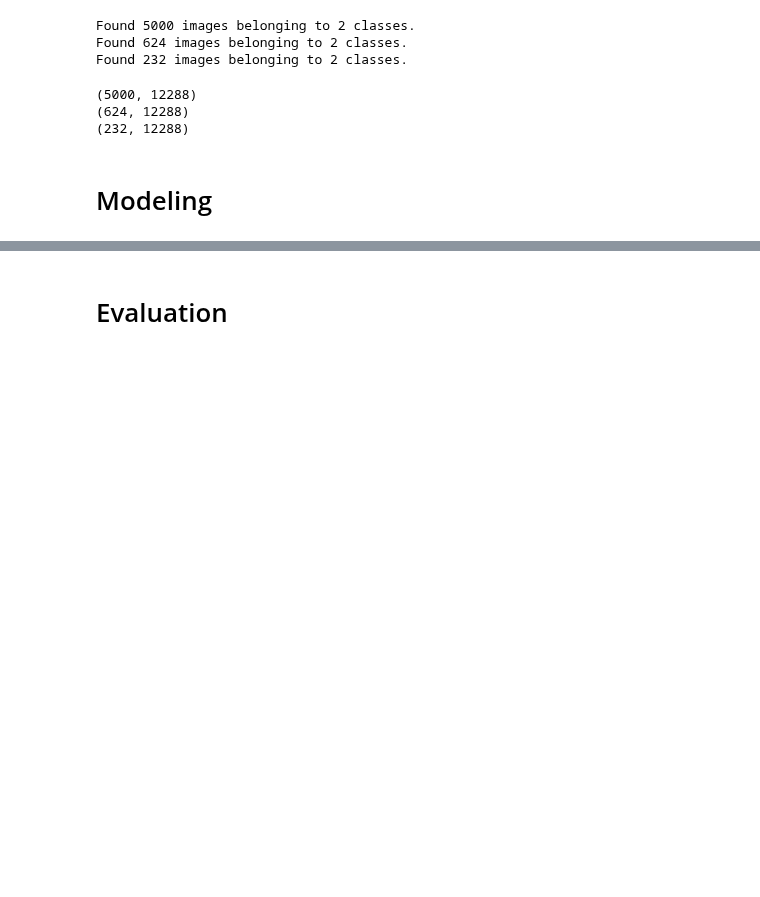
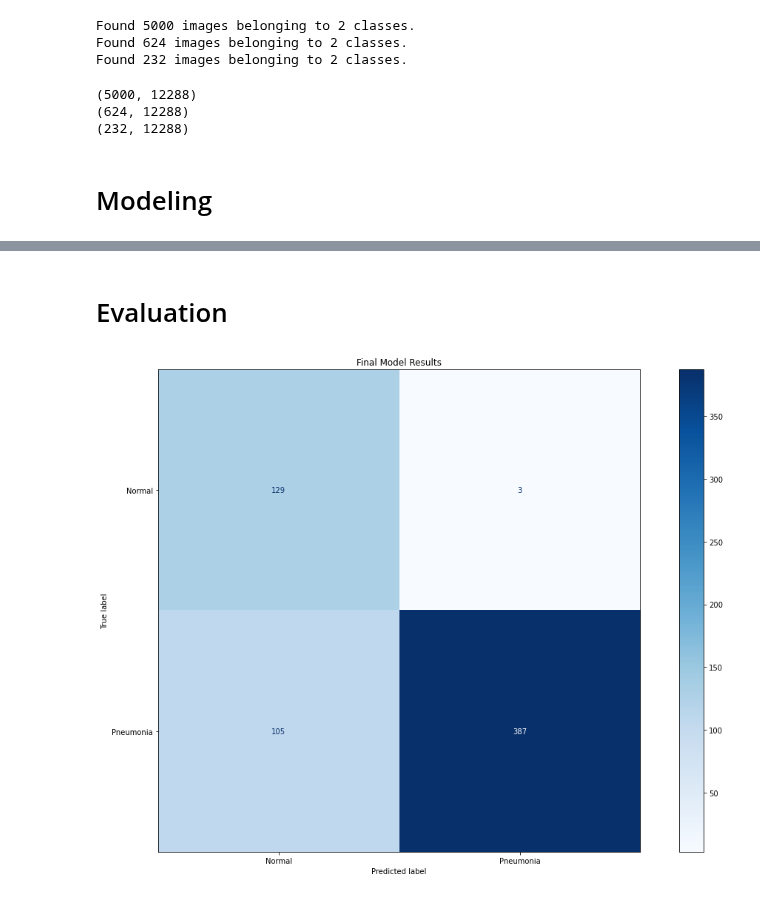
Before and after one commit to JohnNun/pneumonia_identification_project, a Jupyter notebook: pneumonia_identification_project.ipynb, the cells around one changed output, grey strips where cells are left out. Drawn from its saved outputs; the diff is of its cells as text; code cells hidden in the pictures; blank space fills up the shorter version.

Commit message:
added code for confusion matrix in evaluation section

```diff
--- a/pneumonia_identification_project.ipynb
+++ b/pneumonia_identification_project.ipynb
@@ -336,4 +336,19 @@ model_5.evaluate(test_images, test_labels)
+# %% [markdown]
+# Evaluation
 # %%
 test_img_pred = model_5.predict(test_images)
-# %% [markdown]
-# Evaluation
+# %%
+fig, ax = plt.subplots(figsize=(15, 10))
+
+ax.set_title('Final Model Results')
+
+test_img_pred_labels = np.argmax(test_img_pred, axis=1)
+test_true_labels = np.argmax(test_labels, axis=1)
+
+cm = confusion_matrix(test_img_pred_labels, test_true_labels)
+
+ConfusionMatrixDisplay(confusion_matrix=cm, display_labels=['Normal', 'Pneumonia']).plot(ax=ax, cmap='Blues')
+
+plt.tight_layout();
+# %% [output]
+[figure, added]
```
Also changed, not shown: parts of 13 cells of this notebook.
